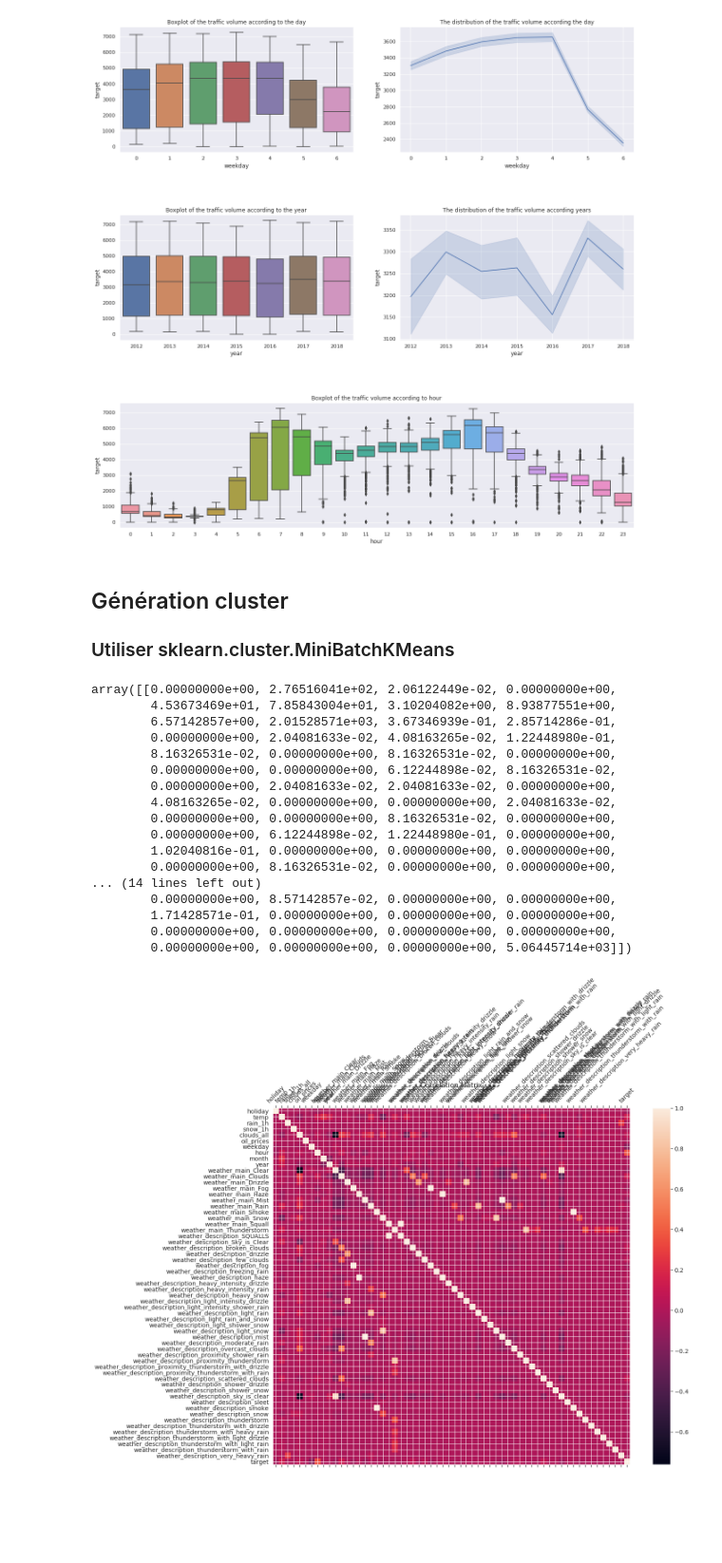
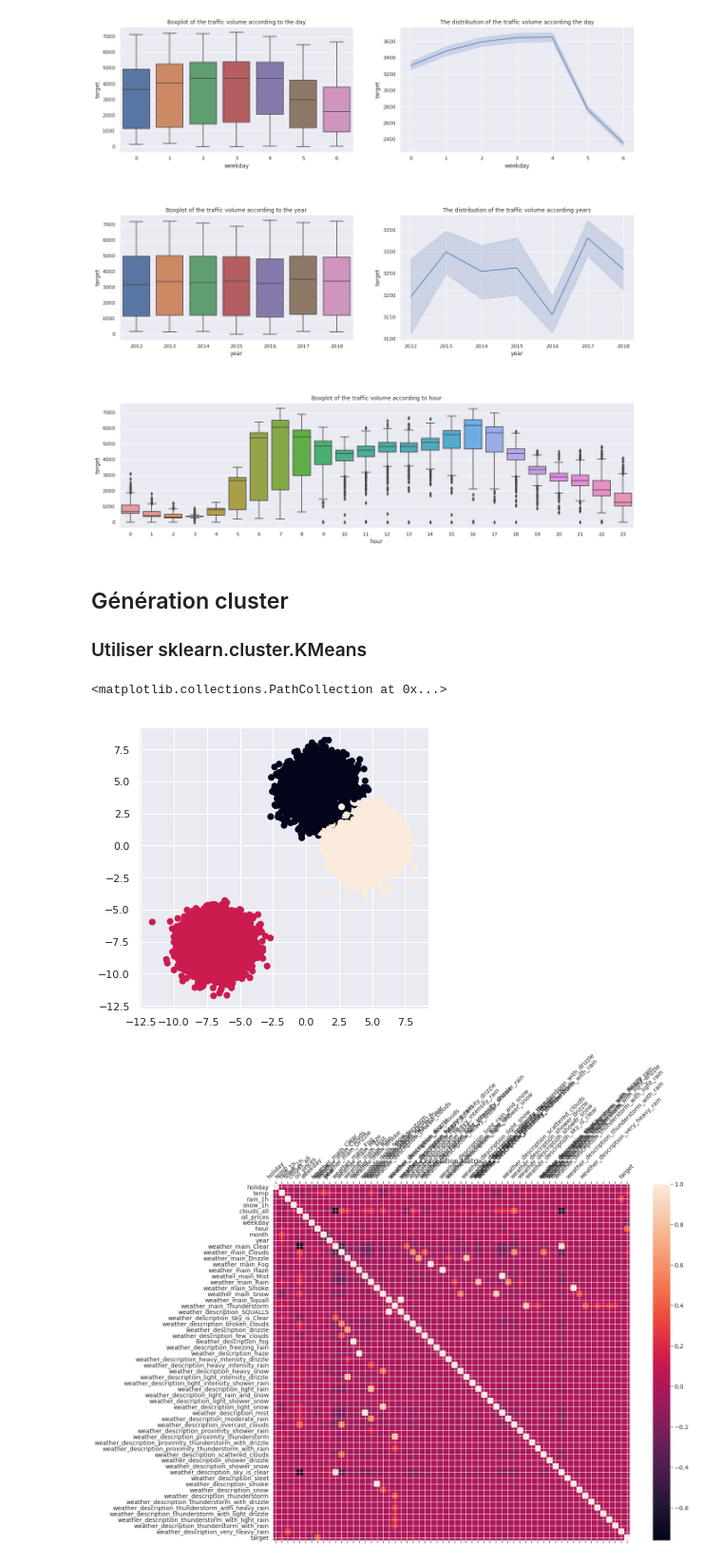
Before and after one commit to gojoise/MOTO, a Jupyter notebook: starting_kit/README_{VISUALIZATION}.ipynb, the cells around one changed output. Shown at 95% size. Drawn from its saved outputs; the diff is of its cells as text; code cells hidden in the pictures; blank space fills up the shorter version.

Commit message:
affichage clusters - test1

```diff
--- a/starting_kit/README_{VISUALIZATION}.ipynb
+++ b/starting_kit/README_{VISUALIZATION}.ipynb
@@ -116,35 +117,27 @@ plt.show()
 [figure]
 # %% [markdown]
 ## Génération cluster
-### Utiliser sklearn.cluster.MiniBatchKMeans
+### Utiliser sklearn.cluster.KMeans
-# %%
-from sklearn.cluster import MiniBatchKMeans
-import numpy as np
-X = data
-# fit on the whole data
-kmeans = MiniBatchKMeans(n_clusters=2,
-                         random_state=0,
-                         batch_size=6,
-                         max_iter=10).fit(X)
-kmeans.cluster_centers_
-# %% [output]
-array([[0.00000000e+00, 2.76516041e+02, 2.06122449e-02, 0.00000000e+00,
-        4.53673469e+01, 7.85843004e+01, 3.10204082e+00, 8.93877551e+00,
-        6.57142857e+00, 2.01528571e+03, 3.67346939e-01, 2.85714286e-01,
-        0.00000000e+00, 2.04081633e-02, 4.08163265e-02, 1.22448980e-01,
-        8.16326531e-02, 0.00000000e+00, 8.16326531e-02, 0.00000000e+00,
-        0.00000000e+00, 0.00000000e+00, 6.12244898e-02, 8.16326531e-02,
-        0.00000000e+00, 2.04081633e-02, 2.04081633e-02, 0.00000000e+00,
-        4.08163265e-02, 0.00000000e+00, 0.00000000e+00, 2.04081633e-02,
-        0.00000000e+00, 0.00000000e+00, 8.16326531e-02, 0.00000000e+00,
-        0.00000000e+00, 6.12244898e-02, 1.22448980e-01, 0.00000000e+00,
-        1.02040816e-01, 0.00000000e+00, 0.00000000e+00, 0.00000000e+00,
-        0.00000000e+00, 8.16326531e-02, 0.00000000e+00, 0.00000000e+00,
-... (14 lines left out)
-        0.00000000e+00, 8.57142857e-02, 0.00000000e+00, 0.00000000e+00,
-        1.71428571e-01, 0.00000000e+00, 0.00000000e+00, 0.00000000e+00,
-        0.00000000e+00, 0.00000000e+00, 0.00000000e+00, 0.00000000e+00,
-        0.00000000e+00, 0.00000000e+00, 0.00000000e+00, 5.06445714e+03]])
+# %%
+from sklearn.cluster import KMeans
+from sklearn.datasets import make_blobs
+import numpy as np
+
+plt.figure(figsize=(12, 12))
+random_state=0
+X = data
+[n_samp, n_feat] = X.shape
+x,y = make_blobs(n_samples=n_samp,n_features=n_feat,random_state=random_state)
+# fit on the whole data
+kmeans = KMeans(n_clusters=2,random_state=random_state).fit(x)
+plt.subplot(221)
+plt.scatter(x[:, 0], x[:, 1], c=y)
+#y_predict = KMeans(n_clusters=2,random_state=random_state).fit_predict(x)
+#plt.scatter(x[:, 0], x[:, 1], c=y_predict)
+#kmeans.cluster_centers_
+# %% [output]
+<matplotlib.collections.PathCollection at 0x...>
+[figure, added]
 # %%
 f = plt.figure(figsize=(19, 15))
 plt.matshow(data.corr(), fignum=f.number)
```
Also changed, not shown: parts of 2 cells of this notebook.
